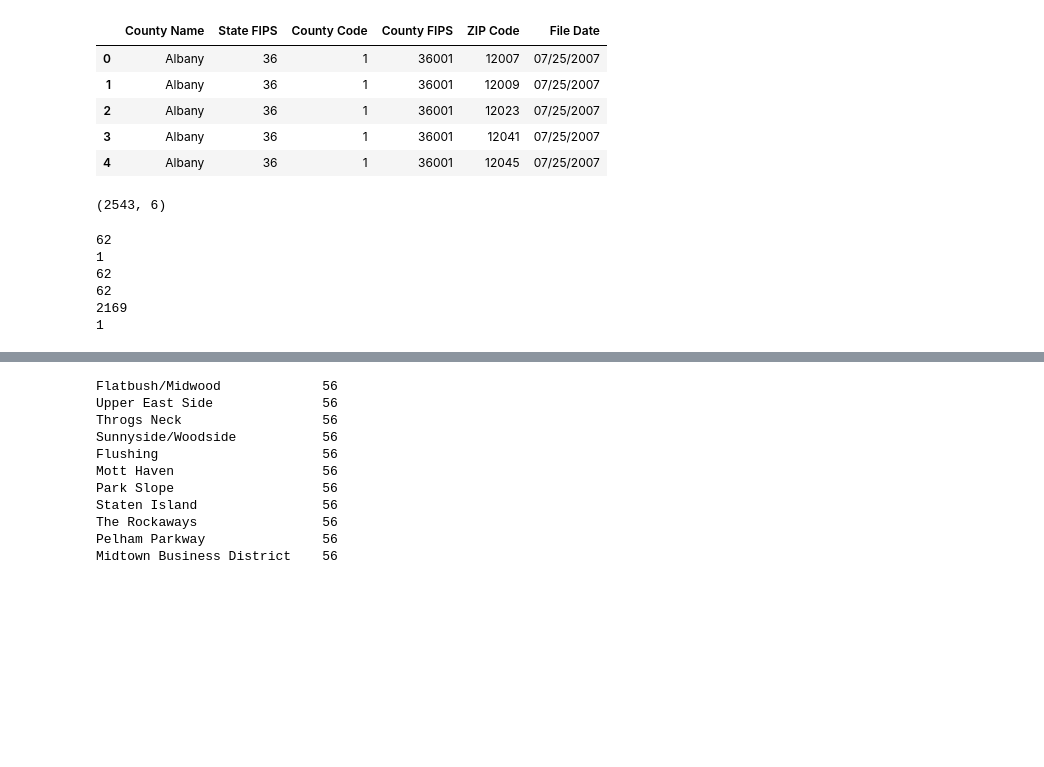
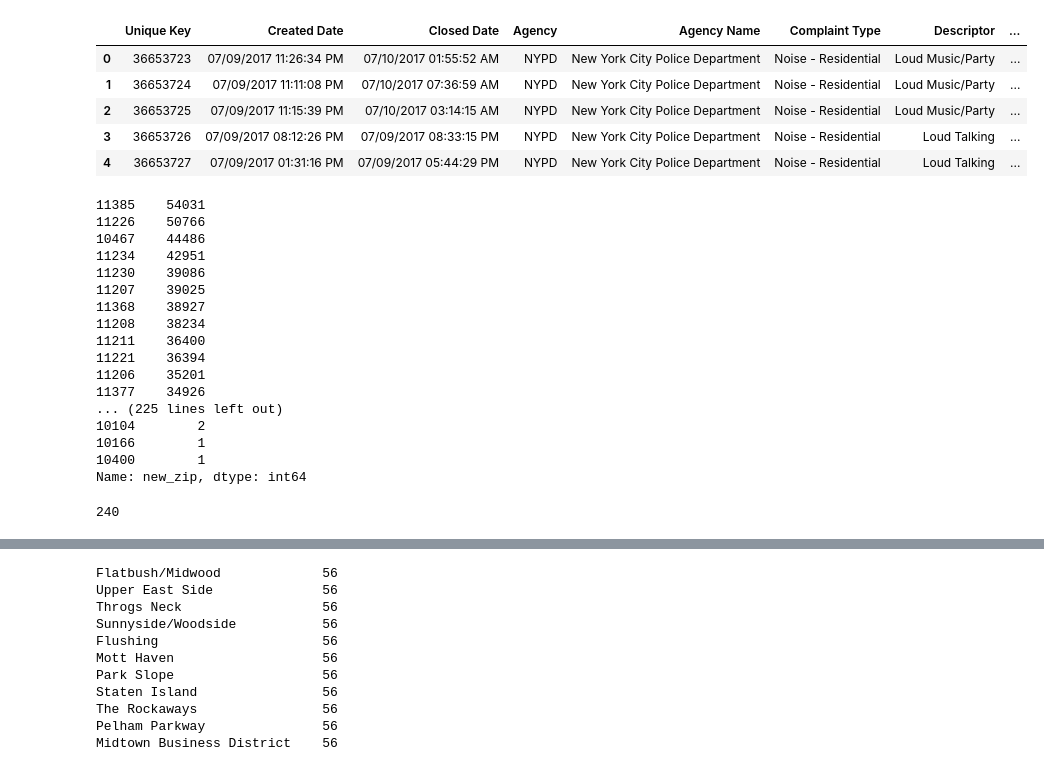
Before and after one commit to rab175/311_Project, a Jupyter notebook: Data_Import_Cleaning.ipynb, the cells around one changed output, grey strips where cells are left out. Cells and saved outputs as stored; diff of their text form; code cells hidden in the pictures; blank space fills up the shorter version.

```diff
--- a/Data_Import_Cleaning.ipynb
+++ b/Data_Import_Cleaning.ipynb
@@ -4,26 +4,36 @@ import datetime
 pd.set_option('display.max_columns', None)
 pd.set_option('display.max_rows', None)
 # %%
-df = pd.read_csv('data/New_York_State_ZIP_Codes-County_FIPS_Cross-Reference.csv', )
+df = pd.read_csv('data/311_Service_Requests_from_2010_to_Present.csv')
 df.head()
 # %% [output]
-|  | County Name | State FIPS | County Code | County FIPS | ZIP Code | File Date |
-| 0 | Albany | 36 | 1 | 36001 | 12007 | 07/25/2007 |
-| 1 | Albany | 36 | 1 | 36001 | 12009 | 07/25/2007 |
-| 2 | Albany | 36 | 1 | 36001 | 12023 | 07/25/2007 |
-| 3 | Albany | 36 | 1 | 36001 | 12041 | 07/25/2007 |
-| 4 | Albany | 36 | 1 | 36001 | 12045 | 07/25/2007 |
+|  | Unique Key | Created Date | Closed Date | Agency | Agency Name | Complaint Type | Descriptor | ... |
+| 0 | 36653723 | 07/09/2017 11:26:34 PM | 07/10/2017 01:55:52 AM | NYPD | New York City Police Department | Noise - Residential | Loud Music/Party | ... |
+| 1 | 36653724 | 07/09/2017 11:11:08 PM | 07/10/2017 07:36:59 AM | NYPD | New York City Police Department | Noise - Residential | Loud Music/Party | ... |
+| 2 | 36653725 | 07/09/2017 11:15:39 PM | 07/10/2017 03:14:15 AM | NYPD | New York City Police Department | Noise - Residential | Loud Music/Party | ... |
+| 3 | 36653726 | 07/09/2017 08:12:26 PM | 07/09/2017 08:33:15 PM | NYPD | New York City Police Department | Noise - Residential | Loud Talking | ... |
+| 4 | 36653727 | 07/09/2017 01:31:16 PM | 07/09/2017 05:44:29 PM | NYPD | New York City Police Department | Noise - Residential | Loud Talking | ... |
-# %%
-df.shape
-# %% [output]
-(2543, 6)
-# %%
-for col in df.columns:
-    print(df[col].nunique())
-# %% [output]
-62
-1
-62
-62
-2169
-1
+# %%
+df.new_zip.value_counts()
+# %% [output]
+11385    54031
+11226    50766
+10467    44486
+11234    42951
+11230    39086
+11207    39025
+11368    38927
+11208    38234
+11211    36400
+11221    36394
+11206    35201
+11377    34926
+... (225 lines left out)
+10104        2
+10166        1
+10400        1
+Name: new_zip, dtype: int64
+# %%
+df.new_zip.nunique()
+# %% [output]
+240
```
Also changed, not shown: parts of 7 cells of this notebook, 4 other files.
